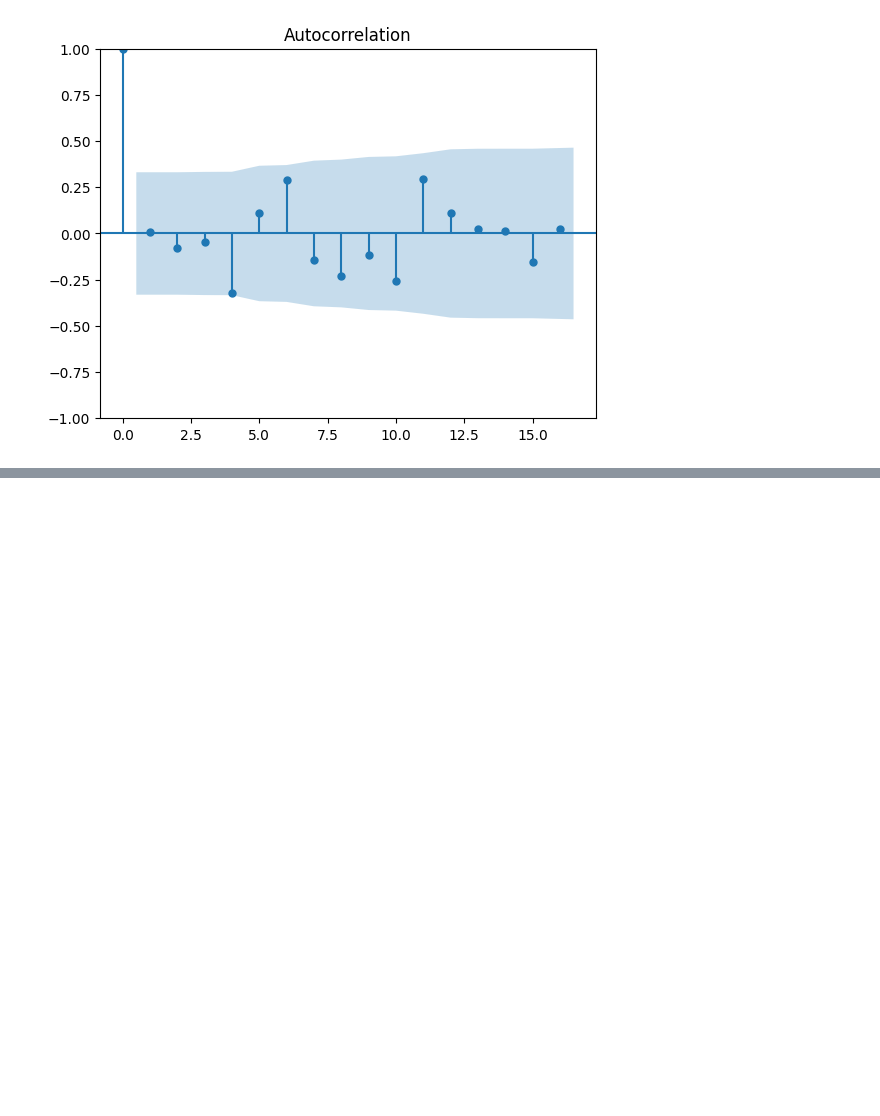
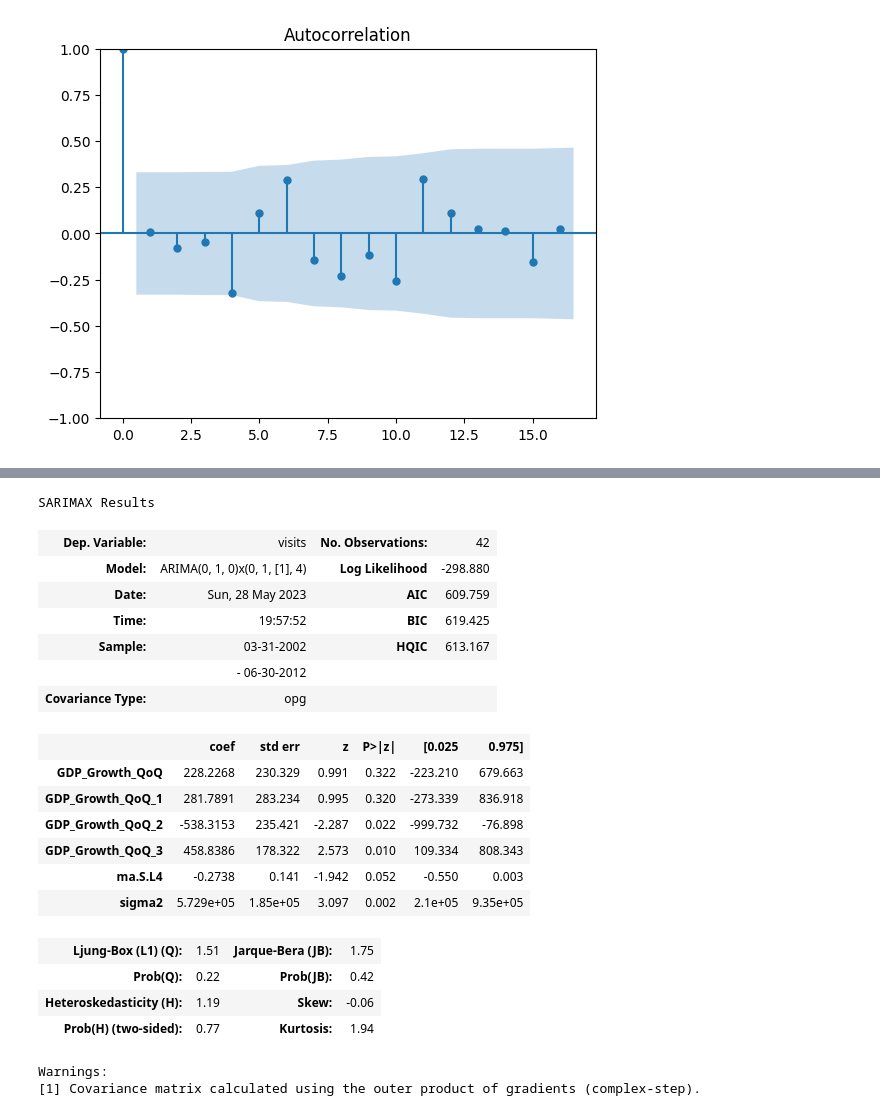
Before and after one commit to ludlev2/ml_project_cse204, a Jupyter notebook: Datasets-under-consideration/London/RQ1_TS.ipynb, the cells around one changed output, grey strips where cells are left out. Cells and saved outputs as stored; diff of their text form; code cells hidden in the pictures; blank space fills up the shorter version.

```diff
--- a/Datasets-under-consideration/London/RQ1_TS.ipynb
+++ b/Datasets-under-consideration/London/RQ1_TS.ipynb
@@ -142,0 +208,24 @@ pd.concat(
+# %%
+model.summary()
+# %% [output]
+SARIMAX Results
+| Dep. Variable: | visits | No. Observations: | 42 |
+| Model: | ARIMA(0, 1, 0)x(0, 1, [1], 4) | Log Likelihood | -298.880 |
+| Date: | Sun, 28 May 2023 | AIC | 609.759 |
+| Time: | 19:57:52 | BIC | 619.425 |
+| Sample: | 03-31-2002 | HQIC | 613.167 |
+|  | - 06-30-2012 |  |  |
+| Covariance Type: | opg |  |  |
+|  | coef | std err | z | P>|z| | [0.025 | 0.975] |
+| GDP_Growth_QoQ | 228.2268 | 230.329 | 0.991 | 0.322 | -223.210 | 679.663 |
+| GDP_Growth_QoQ_1 | 281.7891 | 283.234 | 0.995 | 0.320 | -273.339 | 836.918 |
+| GDP_Growth_QoQ_2 | -538.3153 | 235.421 | -2.287 | 0.022 | -999.732 | -76.898 |
+| GDP_Growth_QoQ_3 | 458.8386 | 178.322 | 2.573 | 0.010 | 109.334 | 808.343 |
+| ma.S.L4 | -0.2738 | 0.141 | -1.942 | 0.052 | -0.550 | 0.003 |
+| sigma2 | 5.729e+05 | 1.85e+05 | 3.097 | 0.002 | 2.1e+05 | 9.35e+05 |
+| Ljung-Box (L1) (Q): | 1.51 | Jarque-Bera (JB): | 1.75 |
+| Prob(Q): | 0.22 | Prob(JB): | 0.42 |
+| Heteroskedasticity (H): | 1.19 | Skew: | -0.06 |
+| Prob(H) (two-sided): | 0.77 | Kurtosis: | 1.94 |
+Warnings:
+[1] Covariance matrix calculated using the outer product of gradients (complex-step).
```
Also changed, not shown: parts of 20 cells of this notebook.
